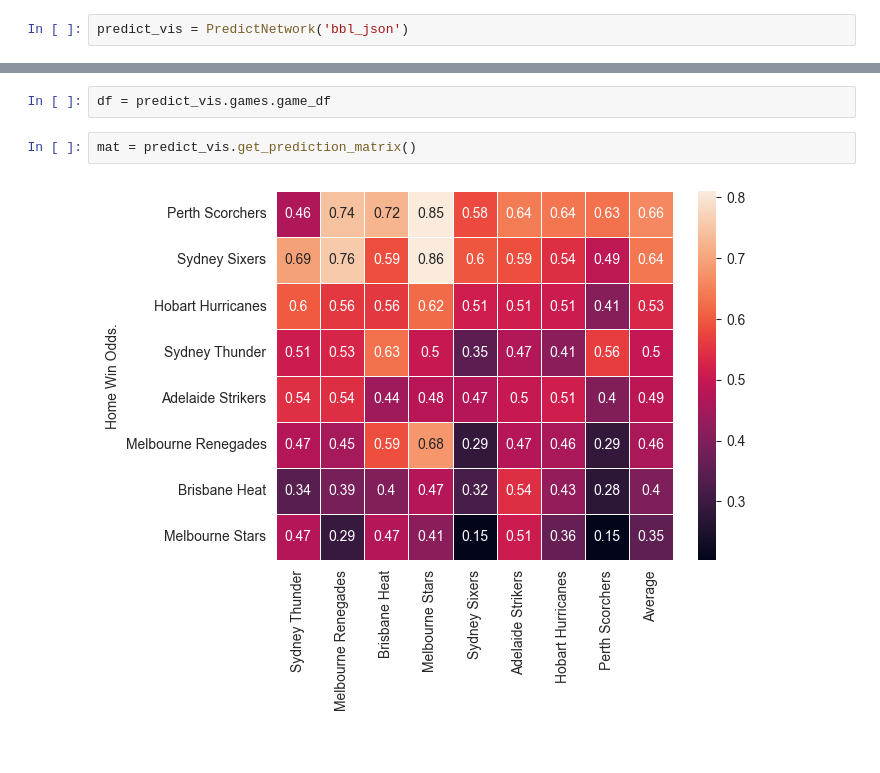
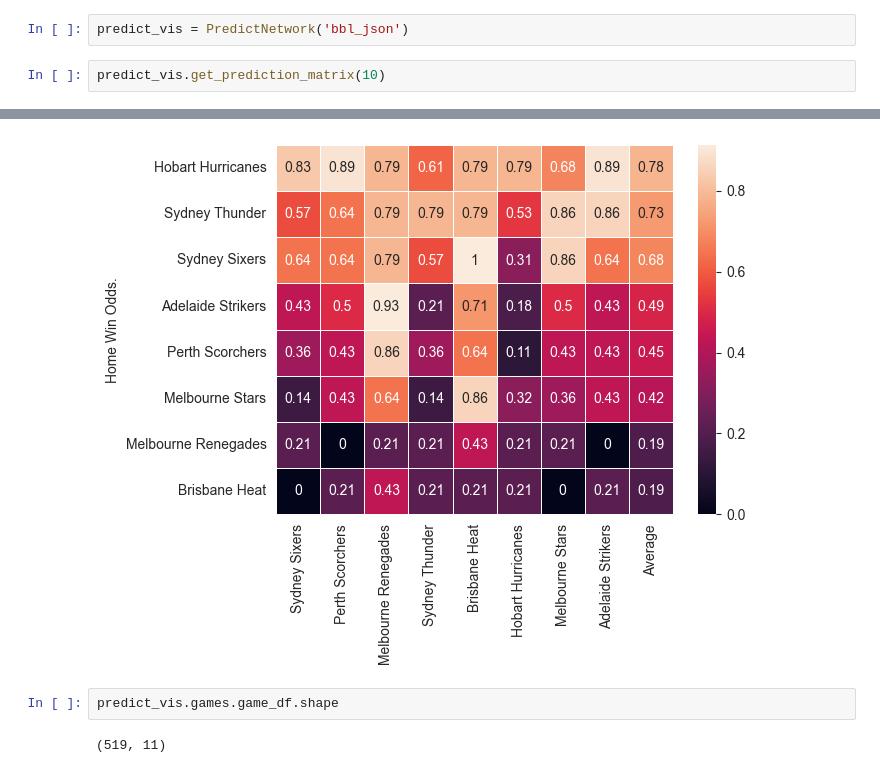
Before and after one commit to Blaxland691/BBLNN, a Jupyter notebook: analysis.ipynb, the cells around one changed output, grey strips where cells are left out. Drawn from its saved outputs; the diff is of its cells as text.

```diff
--- a/analysis.ipynb
+++ b/analysis.ipynb
@@ -7,3 +7,6 @@ import seaborn as sns
 from game_vis import PredictNetwork
 # %%
 predict_vis = PredictNetwork('bbl_json')
+# %%
+predict_vis.get_prediction_matrix(10)
+# %% [output]
@@ -10,6 +22,5 @@ predict_vis = PredictNetwork('bbl_json')
+[figure, added]
 # %%
-df = predict_vis.games.game_df
+predict_vis.games.game_df.shape
+# %% [output]
+(519, 11)
-# %%
-mat = predict_vis.get_prediction_matrix()
-# %% [output]
-[figure, removed]
```
Also changed, not shown: parts of 3 cells of this notebook, 2 other files.
